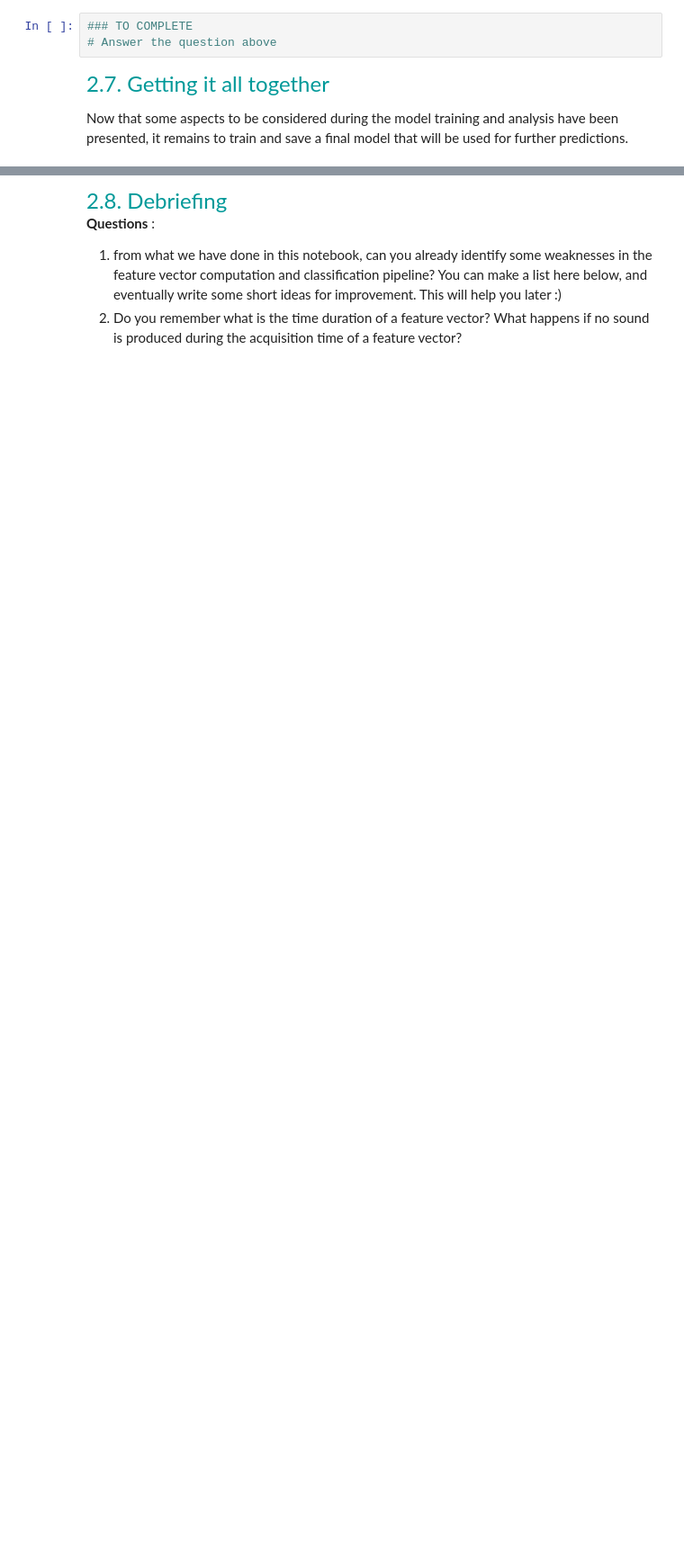
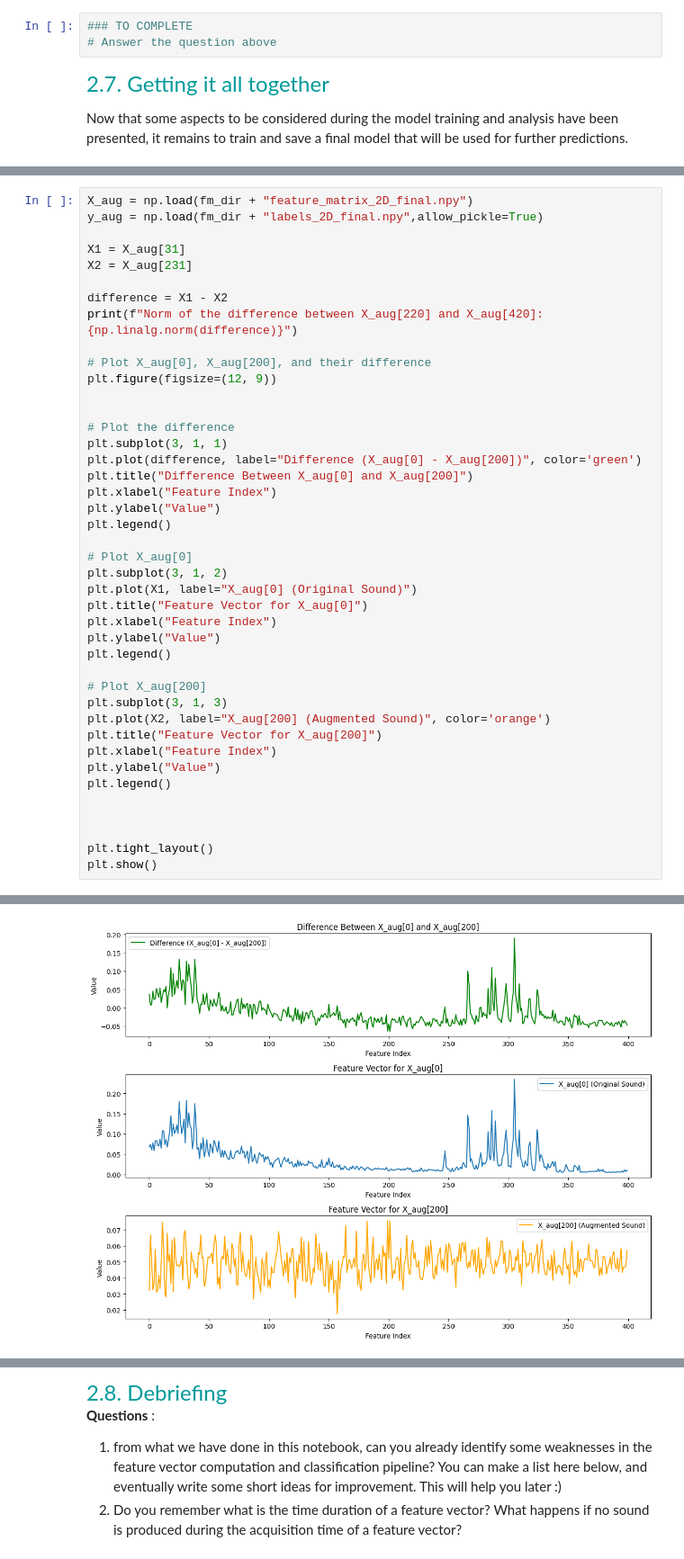
Before and after one commit to ppasture/LELEC210X, a Jupyter notebook: classification/h5a2_audio.ipynb, the cells around one changed output, grey strips where cells are left out. Shown at 90% size. Cells and saved outputs as stored; diff of their text form; blank space fills up the shorter version.

```diff
--- a/classification/h5a2_audio.ipynb
+++ b/classification/h5a2_audio.ipynb
@@ -693,0 +724,43 @@ Mean CV Accuracy: 0.7000
+# %%
+X_aug = np.load(fm_dir + "feature_matrix_2D_final.npy")
+y_aug = np.load(fm_dir + "labels_2D_final.npy",allow_pickle=True)
+
+X1 = X_aug[31]
+X2 = X_aug[231]
+
+difference = X1 - X2
+print(f"Norm of the difference between X_aug[220] and X_aug[420]: {np.linalg.norm(difference)}")
+
+# Plot X_aug[0], X_aug[200], and their difference
+plt.figure(figsize=(12, 9))
+
+
+# Plot the difference
+plt.subplot(3, 1, 1)
+plt.plot(difference, label="Difference (X_aug[0] - X_aug[200])", color='green')
+plt.title("Difference Between X_aug[0] and X_aug[200]")
+plt.xlabel("Feature Index")
+plt.ylabel("Value")
+plt.legend()
+
+# Plot X_aug[0]
+plt.subplot(3, 1, 2)
+plt.plot(X1, label="X_aug[0] (Original Sound)")
+plt.title("Feature Vector for X_aug[0]")
+plt.xlabel("Feature Index")
+plt.ylabel("Value")
+plt.legend()
+
+# Plot X_aug[200]
+plt.subplot(3, 1, 3)
+plt.plot(X2, label="X_aug[200] (Augmented Sound)", color='orange')
+plt.title("Feature Vector for X_aug[200]")
+plt.xlabel("Feature Index")
+plt.ylabel("Value")
+plt.legend()
+
+
+
+plt.tight_layout()
+plt.show()
+# %% [output]
@@ -693,0 +768 @@ Mean CV Accuracy: 0.7000
+[figure, added]
```
Also changed, not shown: parts of 25 cells of this notebook, 11 other files.
